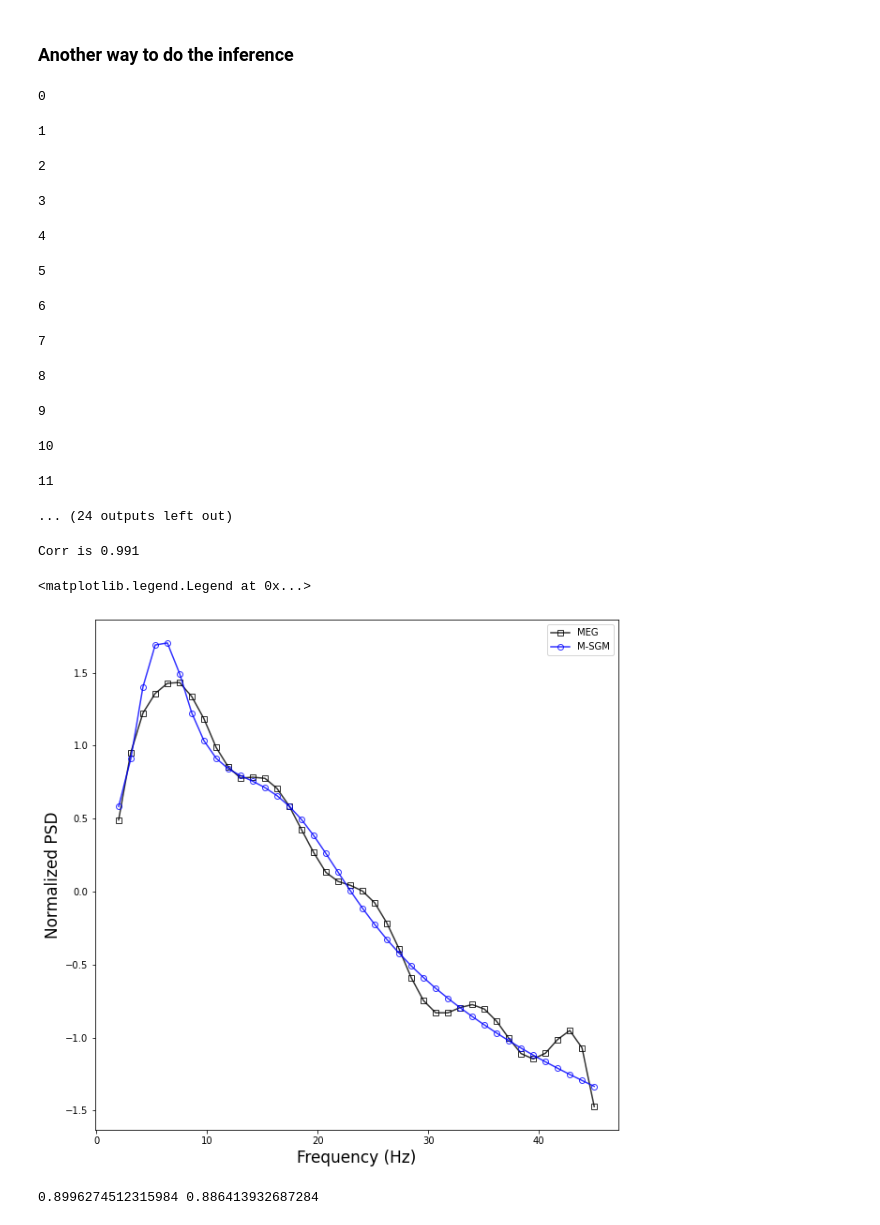
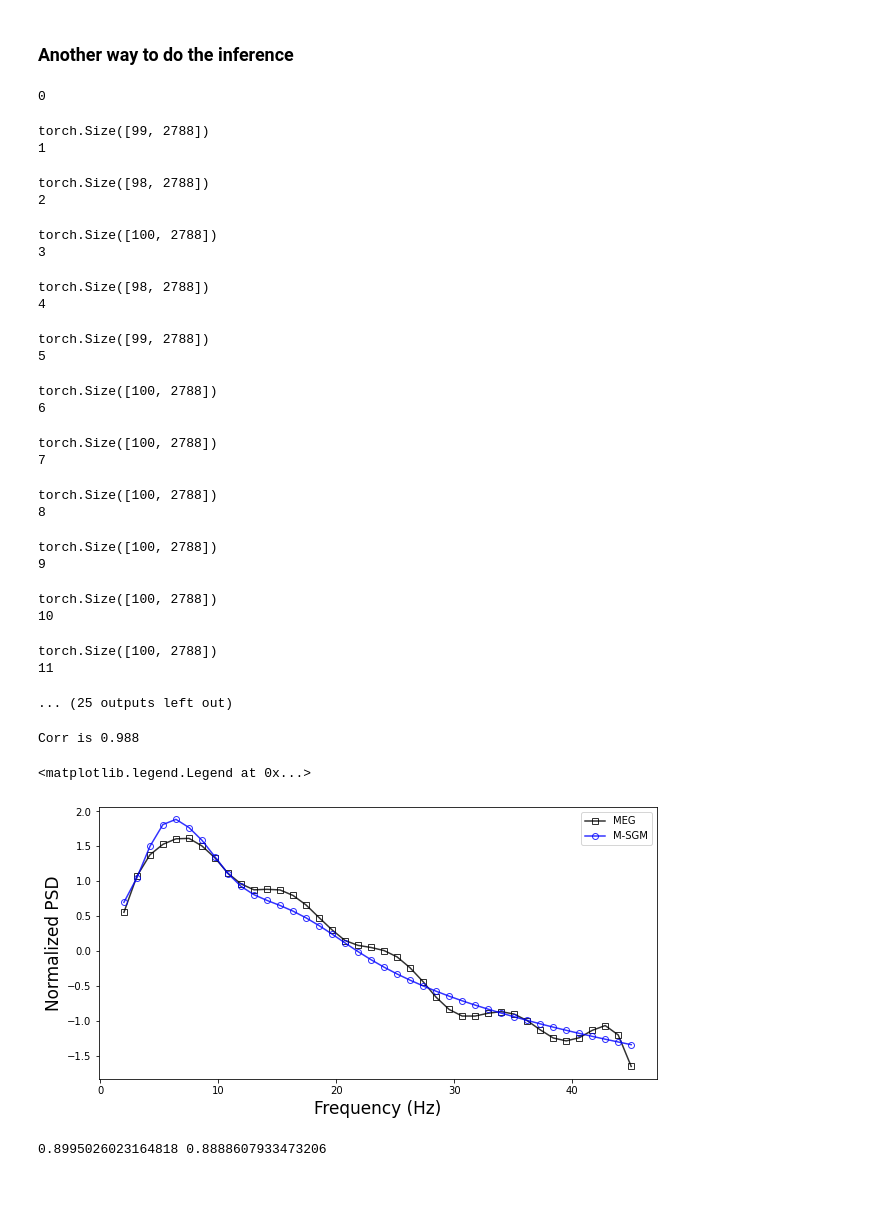
Before and after one commit to JINhuaqing/SBI-SGM, a Jupyter notebook: notebooks/new_bds/SBI_run.ipynb, the cells around one changed output. Saved outputs shown, nothing was run; the diff lists cells and outputs as text; code cells hidden in the pictures; blank space fills up the shorter version.

```diff
--- a/notebooks/new_bds/SBI_run.ipynb
+++ b/notebooks/new_bds/SBI_run.ipynb
@@ -144,7 +144,7 @@ def _filter_unstable(theta_raw, prior_bds, x=None):
 # %%
 # paras  for this file
 _paras = edict()
-_folder_path = f"./new_bds_reparam{paras.num_prior_sps:.0f}" +\
+_folder_path = f"./new_bds1_reparam{paras.num_prior_sps:.0f}" +\
                f"_sd{paras.noise_sd*100:.0f}" +\
                f"_denest{paras.den_est}" +\
                f"_embed{paras.is_embed}"
@@ -325,3 +328,3 @@ _ = analysis.pairplot(cur_res.post_spss[0],
 # %%
-cur_res = load_pkl_folder2dict(_paras.folder_path, ["x"])
+cur_res = load_pkl_folder2dict(_paras.folder_path, ["x", "*raw"])
 # %% [output]
@@ -355,7 +358,7 @@ for ix in trange(36):
     cur_brain = Brain.Brain()
     cur_brain.add_connectome(DAT_ROOT) # grabs distance matrix
     cur_brain.reorder_connectome(cur_brain.connectome, cur_brain.distance_matrix)
-    #cur_brain.connectome = cur_conn# re-assign connectome to individual connectome
+    cur_brain.connectome = cur_conn# re-assign connectome to individual connectome
     cur_brain.bi_symmetric_c()
     cur_brain.reduce_extreme_dir()
 
@@ -466,7 +469,7 @@ for ix in range(ind_psd.shape[-1]):
     curBrain.add_connectome(DAT_ROOT) # grabs distance matrix
     # re-ordering for DK atlas and normalizing the connectomes:
     curBrain.reorder_connectome(curBrain.connectome, curBrain.distance_matrix)
-    #curBrain.connectome = curC# re-assign connectome to individual connectome
+    curBrain.connectome = curC# re-assign connectome to individual connectome
     curBrain.bi_symmetric_c()
     curBrain.reduce_extreme_dir()
     cur_sgmmodel = SGM(curBrain.reducedConnectome, curBrain.distance_matrix, FREQS)
@@ -488,21 +491,33 @@ for ix in range(ind_psd.shape[-1]):
                             num_simulations=100,
                             num_workers=50)
     _, post_psd_stable = _filter_unstable(tmp_sps, paras.prior_bds, post_psd)
+    print(post_psd_stable.shape)
     all_post_psds.append(post_psd_stable.numpy())
 # %% [output]
 0
+torch.Size([99, 2788])
 1
+torch.Size([98, 2788])
 2
+torch.Size([100, 2788])
 3
+torch.Size([98, 2788])
 4
+torch.Size([99, 2788])
 5
+torch.Size([100, 2788])
 6
+torch.Size([100, 2788])
 7
+torch.Size([100, 2788])
 8
+torch.Size([100, 2788])
 9
+torch.Size([100, 2788])
 10
+torch.Size([100, 2788])
 11
-... (24 outputs left out)
+... (25 outputs left out)
 # %%
 est_psds = []
 for post_psd in all_post_psds:
@@ -515,21 +530,21 @@ meg_psd_curve = np.mean([psd_2tr(ind_psd[:, :, ix]).mean(axis=0) for ix in range
 cor = scipy.stats.pearsonr(stdz_vec(meg_psd_curve), stdz_vec(sgm_psd_curve1))[0]
 print(f"Corr is {cor:.3f}")
 # %% [output]
-Corr is 0.991
+Corr is 0.988
 # %%
-plt.figure(figsize=[10, 10])
-plt.plot(FREQS, meg_psd_curve, linestyle = '-',
-#plt.plot(FREQS, stdz_vec(meg_psd_curve), linestyle = '-',
+plt.figure(figsize=[10, 5])
+#plt.plot(FREQS, meg_psd_curve, linestyle = '-',
+plt.plot(FREQS, stdz_vec(meg_psd_curve), linestyle = '-',
          marker = 's',fillstyle = 'none',color = 'k', label = "MEG", alpha = 0.8)
-plt.plot(FREQS, sgm_psd_curve1, linestyle = '-',
-#plt.plot(FREQS, stdz_vec(sgm_psd_curve1), linestyle = '-',
+#plt.plot(FREQS, sgm_psd_curve1, linestyle = '-',
+plt.plot(FREQS, stdz_vec(sgm_psd_curve1), linestyle = '-',
          marker = 'o',fillstyle = 'none',color = 'b', label = "M-SGM", alpha = 0.8)
 plt.xlabel('Frequency (Hz)', fontsize = 17)
 plt.ylabel('Normalized PSD', fontsize = 17)
 plt.legend()
 # %% [output]
 <matplotlib.legend.Legend at 0x...>
-[figure, old version]
+[figure, new version]
 # %%
 # Corrs for PSD and spatial features for each subject
 meg_psd_roi_sub = np.array([psd_2tr(ind_psd[:, :, ix]) for ix in range(36)])
@@ -544,7 +559,7 @@ corrs_roi_sub1 = np.array(corrs_roi_sub1)
 # %%
 print(np.median(corrs_roi_sub1), np.mean(corrs_roi_sub1))
 # %% [output]
-0.8996274512315984 0.886413932687284
+0.8995026023164818 0.8888607933473206
 # %%
 np.sort(corrs_roi_sub1)
 # %% [output]
```
Also changed, not shown: parts of 21 cells of this notebook, 7 other files.
